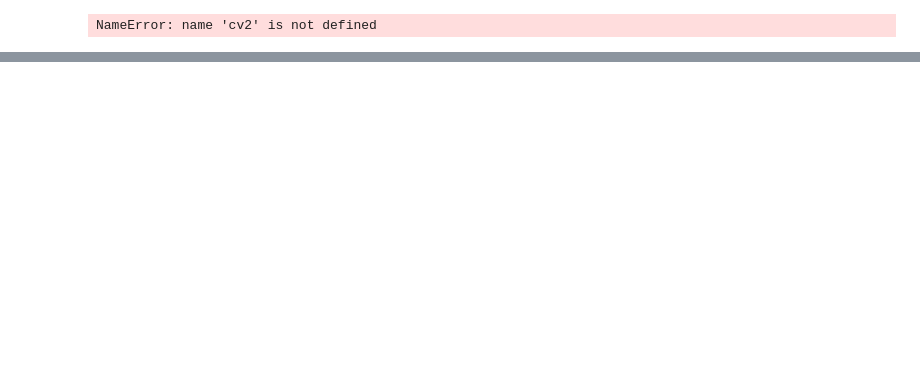
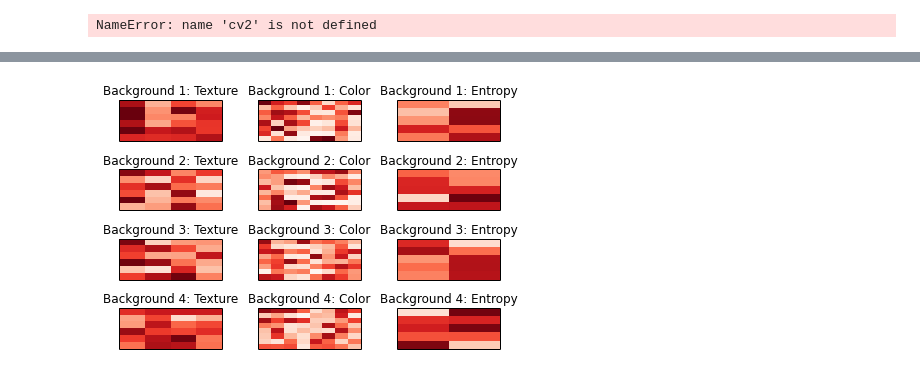
Before and after one commit to 100kristine/AestheticPortraits, a Jupyter notebook: classification.ipynb, the cells around one changed output, grey strips where cells are left out. Saved outputs shown, nothing was run; the diff lists cells and outputs as text; code cells hidden in the pictures; blank space fills up the shorter version.

```diff
--- a/classification.ipynb
+++ b/classification.ipynb
@@ -403,0 +294,64 @@ face = cv2.CascadeClassifier(haar + "haarcascade_frontalface_default.xml")
+# %%
+import numpy as np
+import matplotlib.pyplot as plt
+
+ma = np.max(rfe.ranking_)
+mi = np.min(rfe.ranking_)
+
+fig, axes = plt.subplots(nrows=4, ncols=3)
+#print list(axes.flat)
+fig.tight_layout()
+fig.title = "Background Features"
+
+#Entropy: whole image"
+
+axes.flat[0].pcolor(np.array(x[132:156]).reshape(6,4),cmap=plt.cm.Reds_r,vmin=mi,vmax=ma)
+axes.flat[0].set_title("Background 1: Texture")
+
+axes.flat[1].pcolor(np.array(x[156:220]).reshape(8,8),cmap=plt.cm.Reds_r,vmin=mi,vmax=ma)
+axes.flat[1].set_title("Background 1: Color")
+
+axes.flat[2].pcolor(np.array(x[220:230]).reshape(5,2),cmap=plt.cm.Reds_r,vmin=mi,vmax=ma)
+axes.flat[2].set_title("Background 1: Entropy")
+
+axes.flat[3].pcolor(np.array(x[230:254]).reshape(6,4),cmap=plt.cm.Reds_r,vmin=mi,vmax=ma)
+axes.flat[3].set_title("Background 2: Texture")
+
+axes.flat[4].pcolor(np.array(x[254:318]).reshape(8,8),cmap=plt.cm.Reds_r,vmin=mi,vmax=ma)
+axes.flat[4].set_title("Background 2: Color")
+
+axes.flat[5].pcolor(np.array(x[318:328]).reshape(5,2),cmap=plt.cm.Reds_r,vmin=mi,vmax=ma)
+axes.flat[5].set_title("Background 2: Entropy")
+
+axes.flat[6].pcolor(np.array(x[328:352]).reshape(6,4),cmap=plt.cm.Reds_r,vmin=mi,vmax=ma)
+axes.flat[6].set_title("Background 3: Texture")
+
+axes.flat[7].pcolor(np.array(x[352:416]).reshape(8,8),cmap=plt.cm.Reds_r,vmin=mi,vmax=ma)
+axes.flat[7].set_title("Background 3: Color")
+
+axes.flat[8].pcolor(np.array(x[416:426]).reshape(5,2),cmap=plt.cm.Reds_r,vmin=mi,vmax=ma)
+axes.flat[8].set_title("Background 3: Entropy")
+
+axes.flat[9].pcolor(np.array(x[426:450]).reshape(6,4),cmap=plt.cm.Reds_r,vmin=mi,vmax=ma)
+axes.flat[9].set_title("Background 4: Texture")
+
+axes.flat[10].pcolor(np.array(x[450:514]).reshape(8,8),cmap=plt.cm.Reds_r,vmin=mi,vmax=ma)
+axes.flat[10].set_title("Background 4: Color")
+
+axes.flat[11].pcolor(np.array(x[514:524]).reshape(5,2),cmap=plt.cm.Reds_r,vmin=mi,vmax=ma)
+axes.flat[11].set_title("Background 4: Entropy")
+
+for ax in axes.flat:
+    ax.get_xaxis().set_ticks([])
+    ax.get_yaxis().set_ticks([])
+#for ax in axes.flat:
+#    im = ax.imshow(np.random.random((10,10)), vmin=0, vmax=1)
+
+fig.subplots_adjust(right=0.95)
+#cbar_ax = fig.add_axes([0.85, 0.15, 0.05, 0.7])
+#fig.colorbar(im, cmap=plt.cm.Reds_r, cax=cbar_ax)
+
+plt.show()
+fig.savefig("background_heatmaps",format="pdf")
+# %% [output]
+[figure, added]
```
Also changed, not shown: parts of 21 cells of this notebook, 1 other file.
